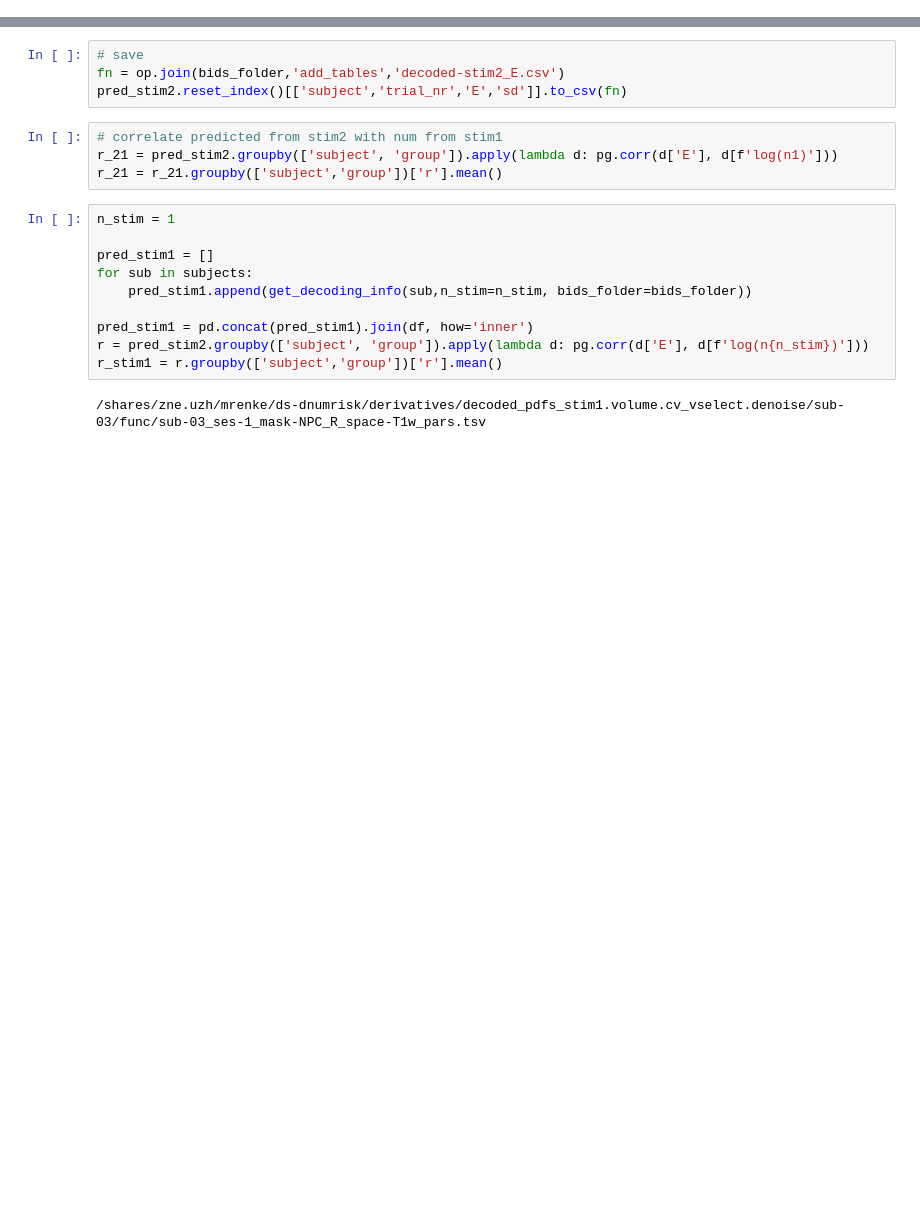
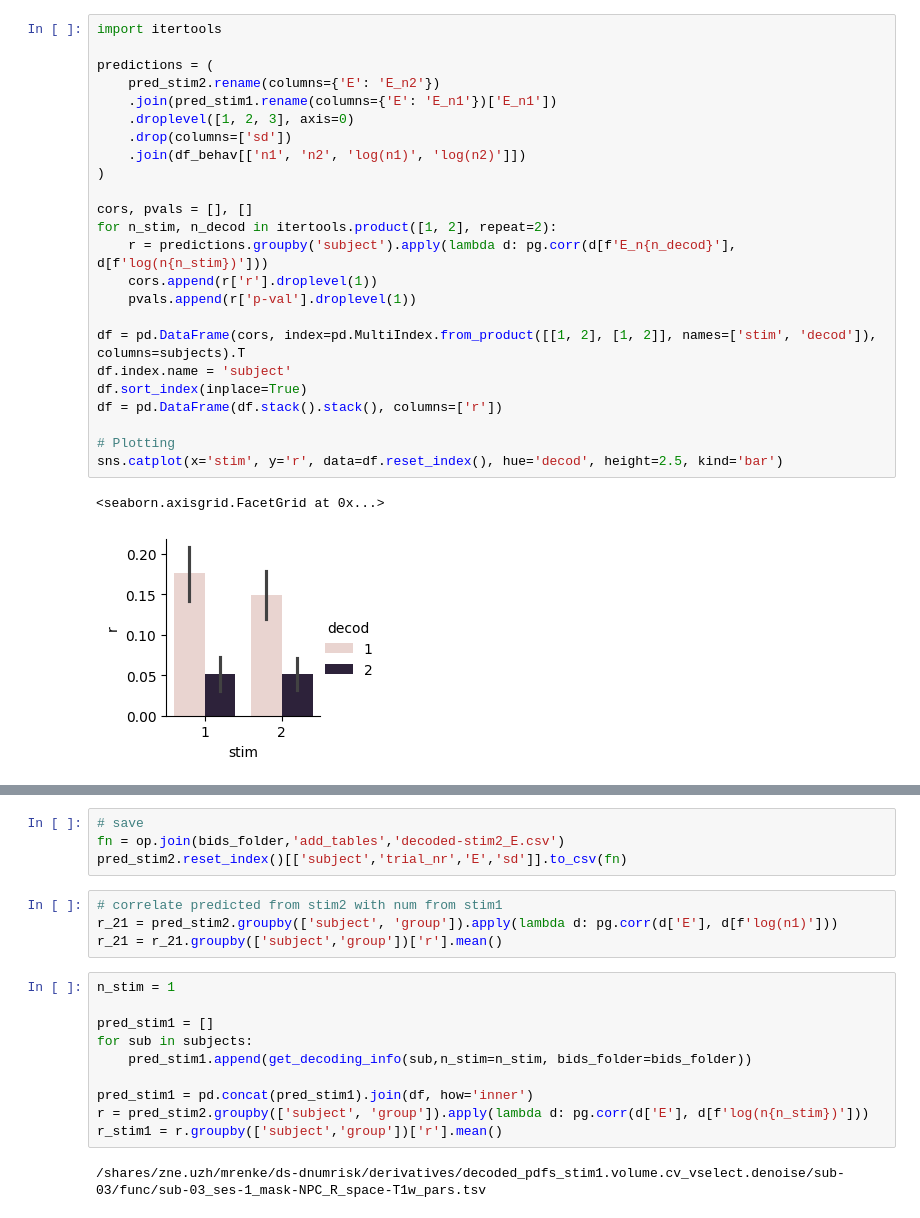
Before and after one commit to mrenke/numrisk, a Jupyter notebook: numrisk/neural_general/decode-stim2_nPRF_cluster.ipynb, the cells around one changed output, grey strips where cells are left out. Cells and saved outputs as stored; diff of their text form; blank space fills up the shorter version.

```diff
--- a/numrisk/neural_general/decode-stim2_nPRF_cluster.ipynb
+++ b/numrisk/neural_general/decode-stim2_nPRF_cluster.ipynb
@@ -56,0 +94,27 @@ r_stim2 = r.groupby(['subject','group'])['r'].mean()
+# %%
+import itertools
+
+predictions = (
+    pred_stim2.rename(columns={'E': 'E_n2'})
+    .join(pred_stim1.rename(columns={'E': 'E_n1'})['E_n1'])
+    .droplevel([1, 2, 3], axis=0)
+    .drop(columns=['sd'])
+    .join(df_behav[['n1', 'n2', 'log(n1)', 'log(n2)']])
+)
+
+cors, pvals = [], []
+for n_stim, n_decod in itertools.product([1, 2], repeat=2):
+    r = predictions.groupby('subject').apply(lambda d: pg.corr(d[f'E_n{n_decod}'], d[f'log(n{n_stim})']))
+    cors.append(r['r'].droplevel(1))
+    pvals.append(r['p-val'].droplevel(1))
+
+df = pd.DataFrame(cors, index=pd.MultiIndex.from_product([[1, 2], [1, 2]], names=['stim', 'decod']), columns=subjects).T
+df.index.name = 'subject'
+df.sort_index(inplace=True)
+df = pd.DataFrame(df.stack().stack(), columns=['r'])
+
+# Plotting
+sns.catplot(x='stim', y='r', data=df.reset_index(), hue='decod', height=2.5, kind='bar')
+# %% [output]
+<seaborn.axisgrid.FacetGrid at 0x...>
+[figure, added]
```
Also changed, not shown: parts of 14 cells of this notebook, 2 other files.
